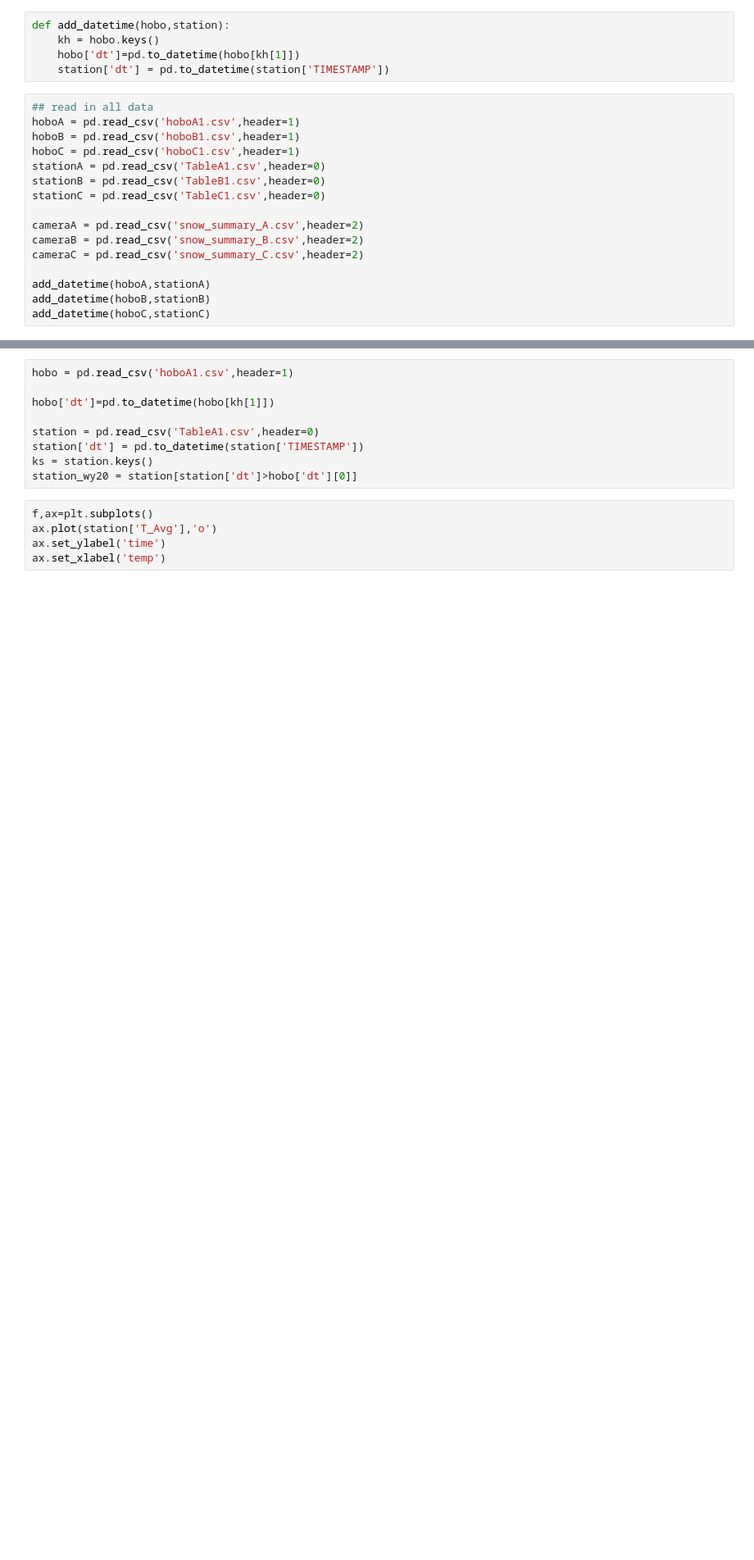
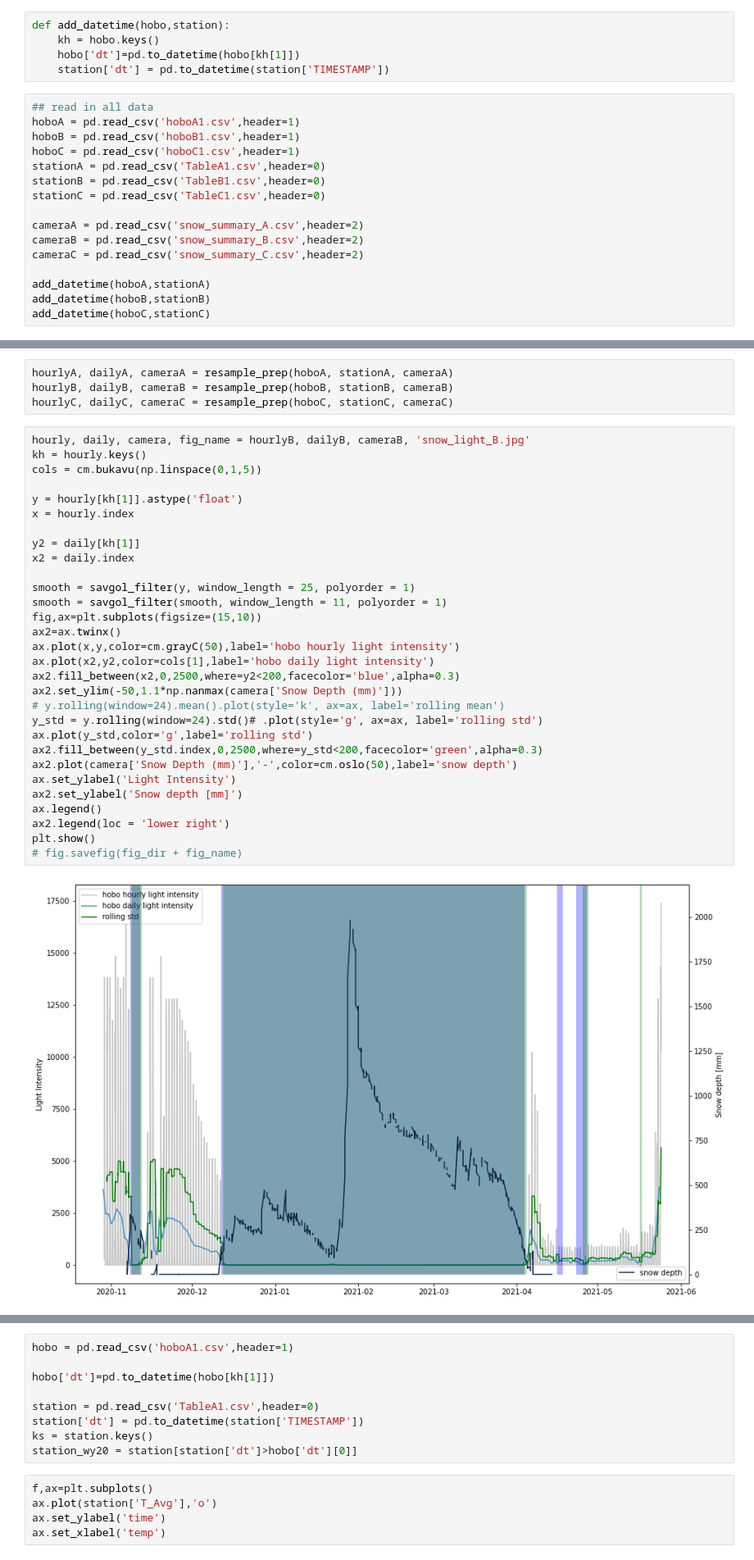
Before and after one commit to mariannecowherd/pe_snow_fires, a Jupyter notebook: ICB/icb_hobo.ipynb, the cells around one changed output, grey strips where cells are left out. Shown at 82% size. Saved outputs shown, nothing was run; the diff lists cells and outputs as text; blank space fills up the shorter version.

```diff
--- a/ICB/icb_hobo.ipynb
+++ b/ICB/icb_hobo.ipynb
@@ -74,0 +132,36 @@ def resample_prep(hobo,station,camera):
+# %%
+hourlyA, dailyA, cameraA = resample_prep(hoboA, stationA, cameraA)
+hourlyB, dailyB, cameraB = resample_prep(hoboB, stationB, cameraB)
+hourlyC, dailyC, cameraC = resample_prep(hoboC, stationC, cameraC)
+# %%
+hourly, daily, camera, fig_name = hourlyB, dailyB, cameraB, 'snow_light_B.jpg'
+kh = hourly.keys()
+cols = cm.bukavu(np.linspace(0,1,5))
+
+y = hourly[kh[1]].astype('float')
+x = hourly.index
+
+y2 = daily[kh[1]]
+x2 = daily.index
+
+smooth = savgol_filter(y, window_length = 25, polyorder = 1)
+smooth = savgol_filter(smooth, window_length = 11, polyorder = 1)
+fig,ax=plt.subplots(figsize=(15,10))
+ax2=ax.twinx()
+ax.plot(x,y,color=cm.grayC(50),label='hobo hourly light intensity')
+ax.plot(x2,y2,color=cols[1],label='hobo daily light intensity')
+ax2.fill_between(x2,0,2500,where=y2<200,facecolor='blue',alpha=0.3)
+ax2.set_ylim(-50,1.1*np.nanmax(camera['Snow Depth (mm)']))
+# y.rolling(window=24).mean().plot(style='k', ax=ax, label='rolling mean')
+y_std = y.rolling(window=24).std()# .plot(style='g', ax=ax, label='rolling std')
+ax.plot(y_std,color='g',label='rolling std')
+ax2.fill_between(y_std.index,0,2500,where=y_std<200,facecolor='green',alpha=0.3)
+ax2.plot(camera['Snow Depth (mm)'],'-',color=cm.oslo(50),label='snow depth')
+ax.set_ylabel('Light Intensity')
+ax2.set_ylabel('Snow depth [mm]')
+ax.legend()
+ax2.legend(loc = 'lower right')
+plt.show()
+# fig.savefig(fig_dir + fig_name)
+# %% [output]
+[figure, added]
```
Also changed, not shown: parts of 16 cells of this notebook, 4 other files.
